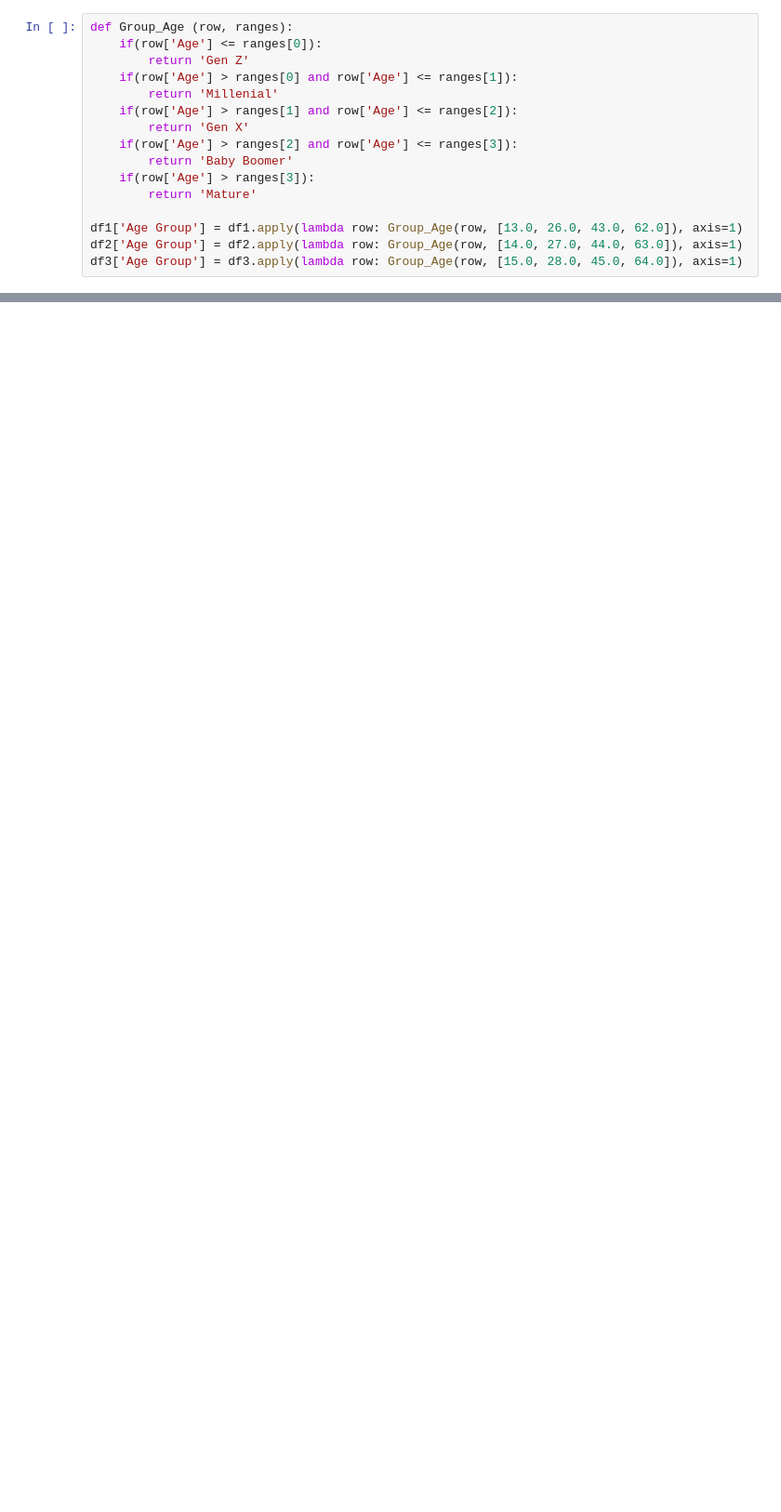
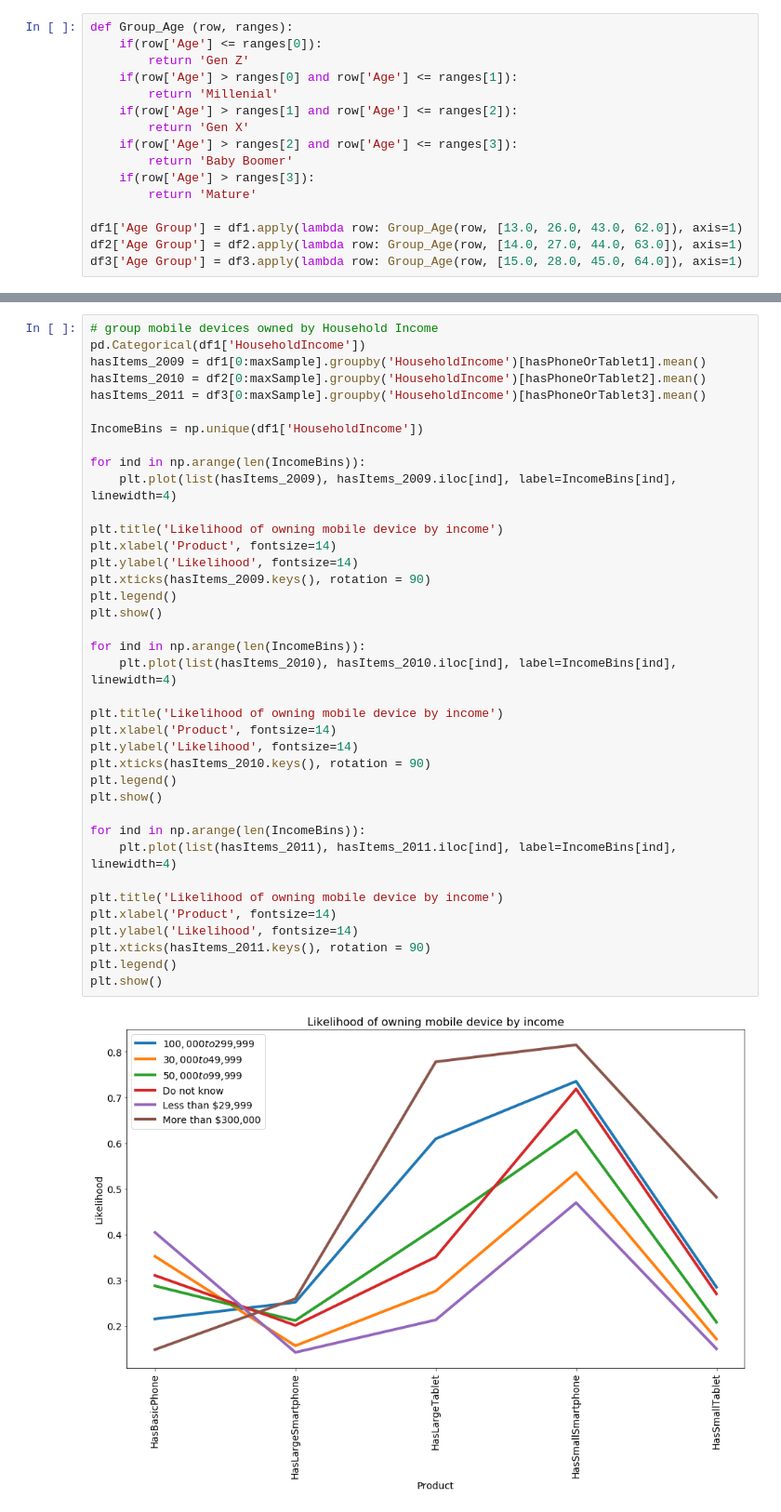
Before and after one commit to rohit-agrawal10/datascience, a Jupyter notebook: Questions1-22.ipynb, the cells around one changed output, grey strips where cells are left out. Shown at 93% size. Drawn from its saved outputs; the diff is of its cells as text; blank space fills up the shorter version.

```diff
--- a/Questions1-22.ipynb
+++ b/Questions1-22.ipynb
@@ -276,0 +314,40 @@ hasItems_2011 = df3[0:2000].groupby('Ethnicity')[hasItems3].sum().apply(lambda x
+# %%
+# group mobile devices owned by Household Income
+pd.Categorical(df1['HouseholdIncome'])
+hasItems_2009 = df1[0:maxSample].groupby('HouseholdIncome')[hasPhoneOrTablet1].mean()
+hasItems_2010 = df2[0:maxSample].groupby('HouseholdIncome')[hasPhoneOrTablet2].mean()
+hasItems_2011 = df3[0:maxSample].groupby('HouseholdIncome')[hasPhoneOrTablet3].mean()
+
+IncomeBins = np.unique(df1['HouseholdIncome'])
+
+for ind in np.arange(len(IncomeBins)):
+    plt.plot(list(hasItems_2009), hasItems_2009.iloc[ind], label=IncomeBins[ind], linewidth=4)
+
+plt.title('Likelihood of owning mobile device by income')
+plt.xlabel('Product', fontsize=14)
+plt.ylabel('Likelihood', fontsize=14)
+plt.xticks(hasItems_2009.keys(), rotation = 90)
+plt.legend()
+plt.show()
+
+for ind in np.arange(len(IncomeBins)):
+    plt.plot(list(hasItems_2010), hasItems_2010.iloc[ind], label=IncomeBins[ind], linewidth=4)
+
+plt.title('Likelihood of owning mobile device by income')
+plt.xlabel('Product', fontsize=14)
+plt.ylabel('Likelihood', fontsize=14)
+plt.xticks(hasItems_2010.keys(), rotation = 90)
+plt.legend()
+plt.show()
+
+for ind in np.arange(len(IncomeBins)):
+    plt.plot(list(hasItems_2011), hasItems_2011.iloc[ind], label=IncomeBins[ind], linewidth=4)
+
+plt.title('Likelihood of owning mobile device by income')
+plt.xlabel('Product', fontsize=14)
+plt.ylabel('Likelihood', fontsize=14)
+plt.xticks(hasItems_2011.keys(), rotation = 90)
+plt.legend()
+plt.show()
+# %% [output]
+[figure, added]
```
Also changed, not shown: parts of 15 cells of this notebook.
